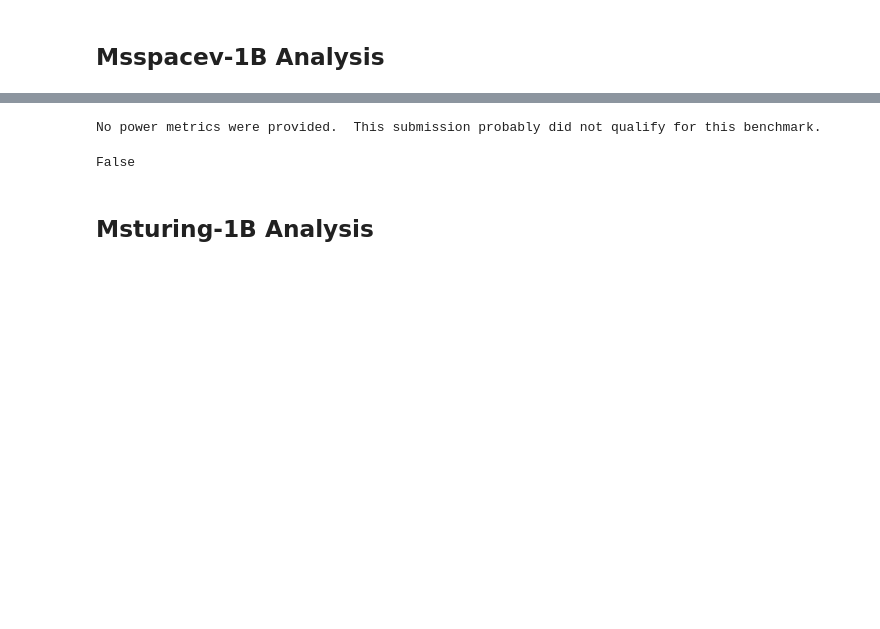
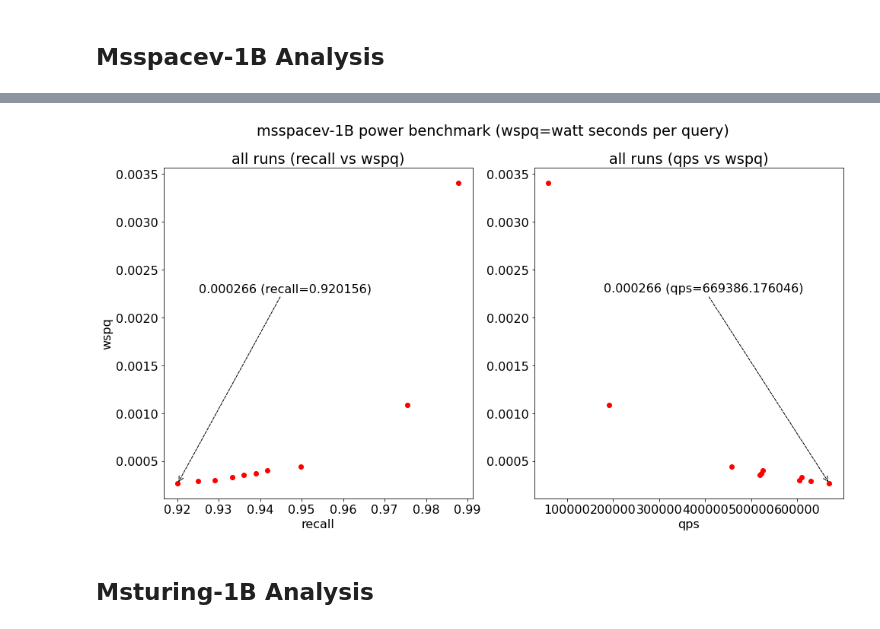
Before and after one commit to harsha-simhadri/big-ann-benchmarks, a Jupyter notebook: t3/eval_2021/cuanns_multigpu/EvalPublic.ipynb, the cells around one changed output, grey strips where cells are left out. Cells and saved outputs as stored; diff of their text form; code cells hidden in the pictures; blank space fills up the shorter version.

```diff
--- a/t3/eval_2021/cuanns_multigpu/EvalPublic.ipynb
+++ b/t3/eval_2021/cuanns_multigpu/EvalPublic.ipynb
@@ -135,12 +133,11 @@ evaluator.plot_throughput("msspacev-1B",
 # %%
 %matplotlib inline
 evaluator.plot_power("msspacev-1B",
-        tweak=[[0.005,0.004],[-60000,0.002]], # adjust text annotation
+        tweak=[[0.005,0.002],[-490000,0.002]], # adjust text annotation
         savepath="msspacev-1B_power.png"
 )
 # %% [output]
-No power metrics were provided.  This submission probably did not qualify for this benchmark.
-False
+[figure, added]
 # %% [markdown]
 ## Msturing-1B Analysis
 # %%
```
Also changed, not shown: parts of 9 cells of this notebook, 12 other files.
